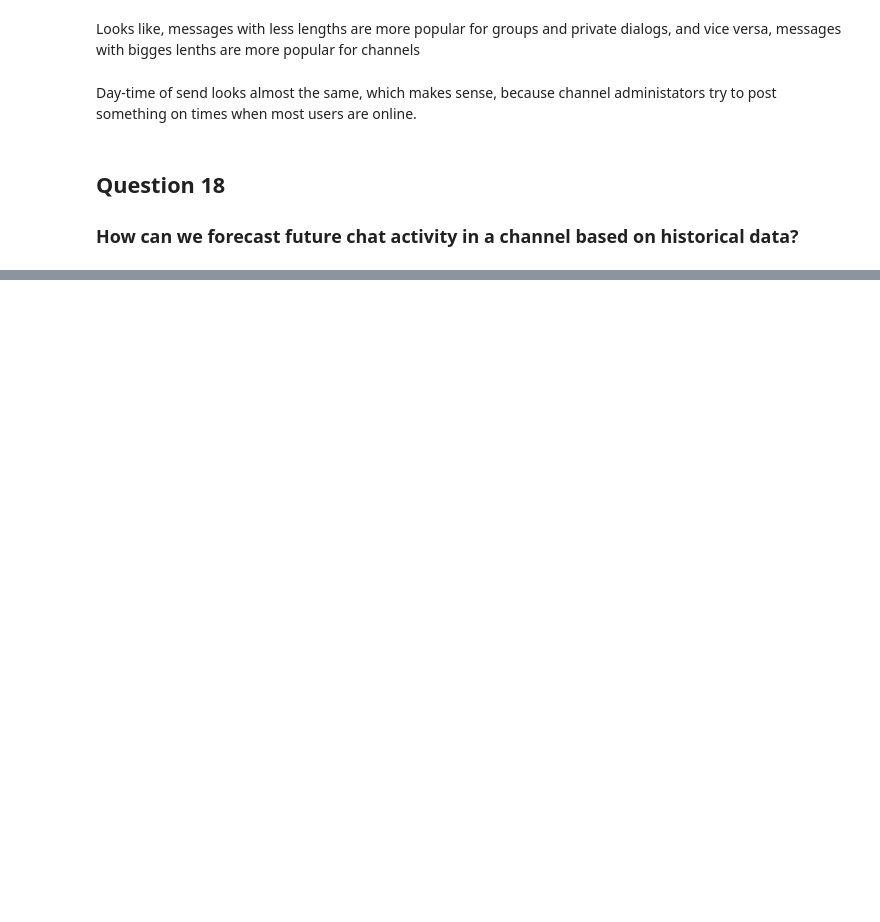
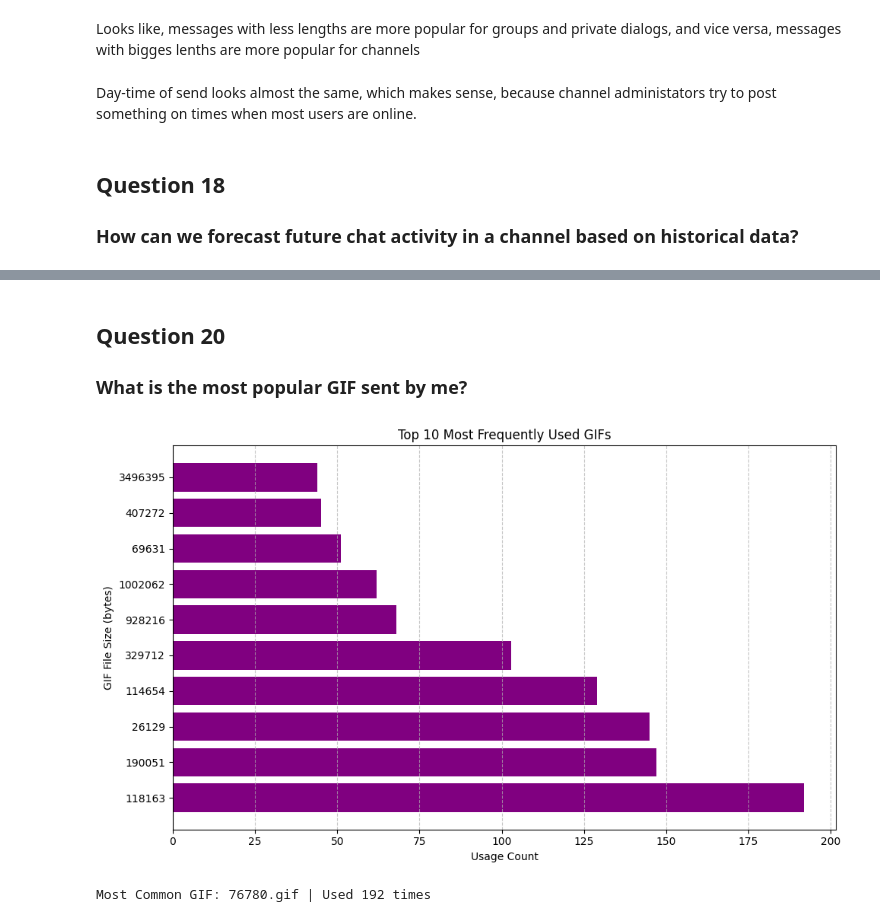
Before and after one commit to Roman4466/telegram-dialogs-analysis-v2, a Jupyter notebook: data_analysis_20_questions.ipynb, the cells around one changed output, grey strips where cells are left out. Drawn from its saved outputs; the diff is of its cells as text; code cells hidden in the pictures; blank space fills up the shorter version.

```diff
--- a/data_analysis_20_questions.ipynb
+++ b/data_analysis_20_questions.ipynb
@@ -1202,0 +1186,65 @@ Top 20 Language Usage Statistics:
+# %% [markdown]
+## Question 20
+### What is the most popular GIF sent by me?
+# %%
+gifs_folder = "../data/gifs_folder"
+mp4_folder = "../data/mp4_folder"
+os.makedirs(mp4_folder, exist_ok=True)
+
+gif_files = [f for f in os.listdir(gifs_folder) if f.endswith('.gif')]
+gif_sizes = {}
+
+for gif in gif_files:
+    file_path = os.path.join(gifs_folder, gif)
+    file_size = os.path.getsize(file_path)
+    if file_size in gif_sizes:
+        gif_sizes[file_size]['count'] += 1
+        gif_sizes[file_size]['files'].append(gif)
+    else:
+        gif_sizes[file_size] = {'count': 1, 'files': [gif]}
+
+gif_df = pd.DataFrame([
+    (size, info['count'], info['files'][0]) for size, info in gif_sizes.items()
+], columns=['File Size (bytes)', 'Count', 'Example File'])
+
+gif_df = gif_df.sort_values(by='Count', ascending=False).head(10)
+
+plt.figure(figsize=(10, 6))
+plt.barh(gif_df['File Size (bytes)'].astype(str), gif_df['Count'], color='purple')
+plt.xlabel('Usage Count')
+plt.ylabel('GIF File Size (bytes)')
+plt.title('Top 10 Most Frequently Used GIFs')
+plt.grid(axis='x', linestyle='--', alpha=0.7)
+plt.tight_layout()
+plt.show()
+
+def convert_gif_to_mp4(gif_path, output_path):
+    command = [
+        "ffmpeg", "-y",
+        "-i", gif_path,
+        "-vf", "fps=24",
+        "-pix_fmt", "yuv420p",
+        output_path
+    ]
+
+    with open(os.devnull, 'w') as fnull:
+        subprocess.run(command, stdout=fnull, stderr=fnull, check=True)
+
+def display_video(video_path):
+    """
+    Displays an MP4 video in a Jupyter Notebook.
+    """
+    return Video(video_path, embed=True, width=600, height=400)
+
+most_common_gif = gif_df.iloc[0]
+gif_file = most_common_gif['Example File']
+gif_path = os.path.join(gifs_folder, gif_file)
+mp4_path = os.path.join(mp4_folder, gif_file.replace('.gif', '.mp4'))
+
+convert_gif_to_mp4(gif_path, mp4_path)
+
+print(f"Most Common GIF: {gif_file} | Used {most_common_gif['Count']} times")
+display(display_video(mp4_path))
+# %% [output]
+[figure, added]
+Most Common GIF: 76780.gif | Used 192 times
```
Also changed, not shown: parts of 44 cells of this notebook, 12 other files.
